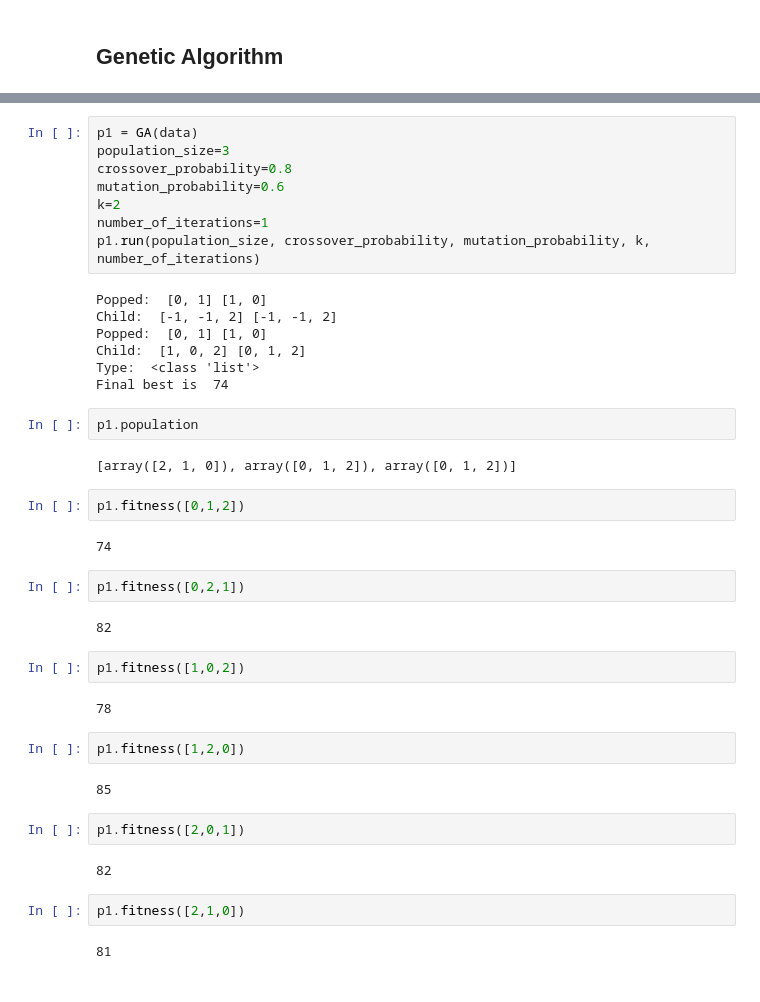
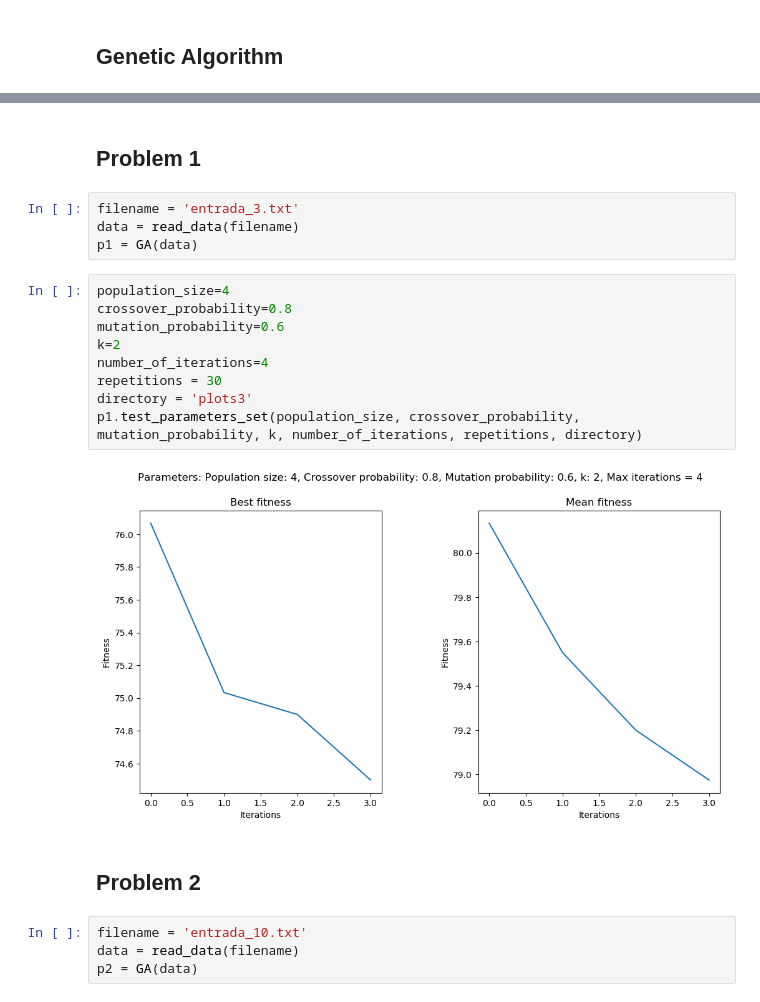
Before and after one commit to luizduducoelho/JSSP_evolutionary, a Jupyter notebook: JSSP.ipynb, the cells around one changed output, grey strips where cells are left out. Saved outputs shown, nothing was run; the diff lists cells and outputs as text.

Commit message:
Implemented test_parameters_set function and now saving graphics

```diff
--- a/JSSP.ipynb
+++ b/JSSP.ipynb
@@ -162,43 +195,23 @@ class GA():
+# %% [markdown]
+## Problem 1
+# %%
+filename = 'entrada_3.txt'
+data = read_data(filename)
+p1 = GA(data)
 # %%
-p1 = GA(data)
-population_size=3
+population_size=4
 crossover_probability=0.8
 mutation_probability=0.6
 k=2
-number_of_iterations=1
-p1.run(population_size, crossover_probability, mutation_probability, k, number_of_iterations)
+number_of_iterations=4
+repetitions = 30
+directory = 'plots3'
+p1.test_parameters_set(population_size, crossover_probability, mutation_probability, k, number_of_iterations, repetitions, directory)
 # %% [output]
-Popped:  [0, 1] [1, 0]
-Child:  [-1, -1, 2] [-1, -1, 2]
-Popped:  [0, 1] [1, 0]
-Child:  [1, 0, 2] [0, 1, 2]
-Type:  <class 'list'>
-Final best is  74
+[figure, added]
-# %%
-p1.population
-# %% [output]
-[array([2, 1, 0]), array([0, 1, 2]), array([0, 1, 2])]
-# %%
-p1.fitness([0,1,2])
-# %% [output]
-74
-# %%
-p1.fitness([0,2,1])
-# %% [output]
-82
-# %%
-p1.fitness([1,0,2])
-# %% [output]
-78
-# %%
-p1.fitness([1,2,0])
-# %% [output]
-85
-# %%
-p1.fitness([2,0,1])
-# %% [output]
-82
-# %%
-p1.fitness([2,1,0])
-# %% [output]
-81
+# %% [markdown]
+## Problem 2
+# %%
+filename = 'entrada_10.txt'
+data = read_data(filename)
+p2 = GA(data)
```
Also changed, not shown: parts of 8 cells of this notebook, 11 other files.
